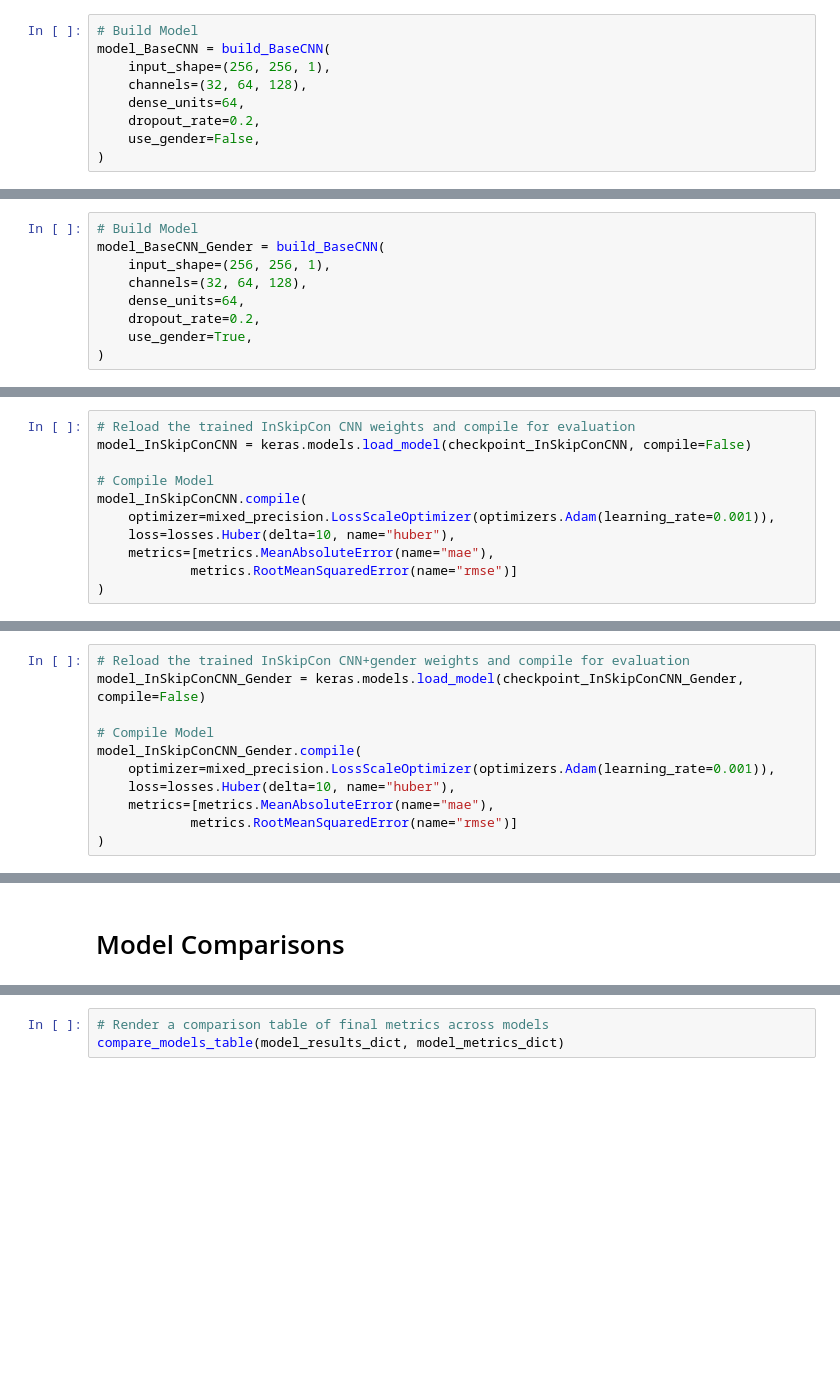
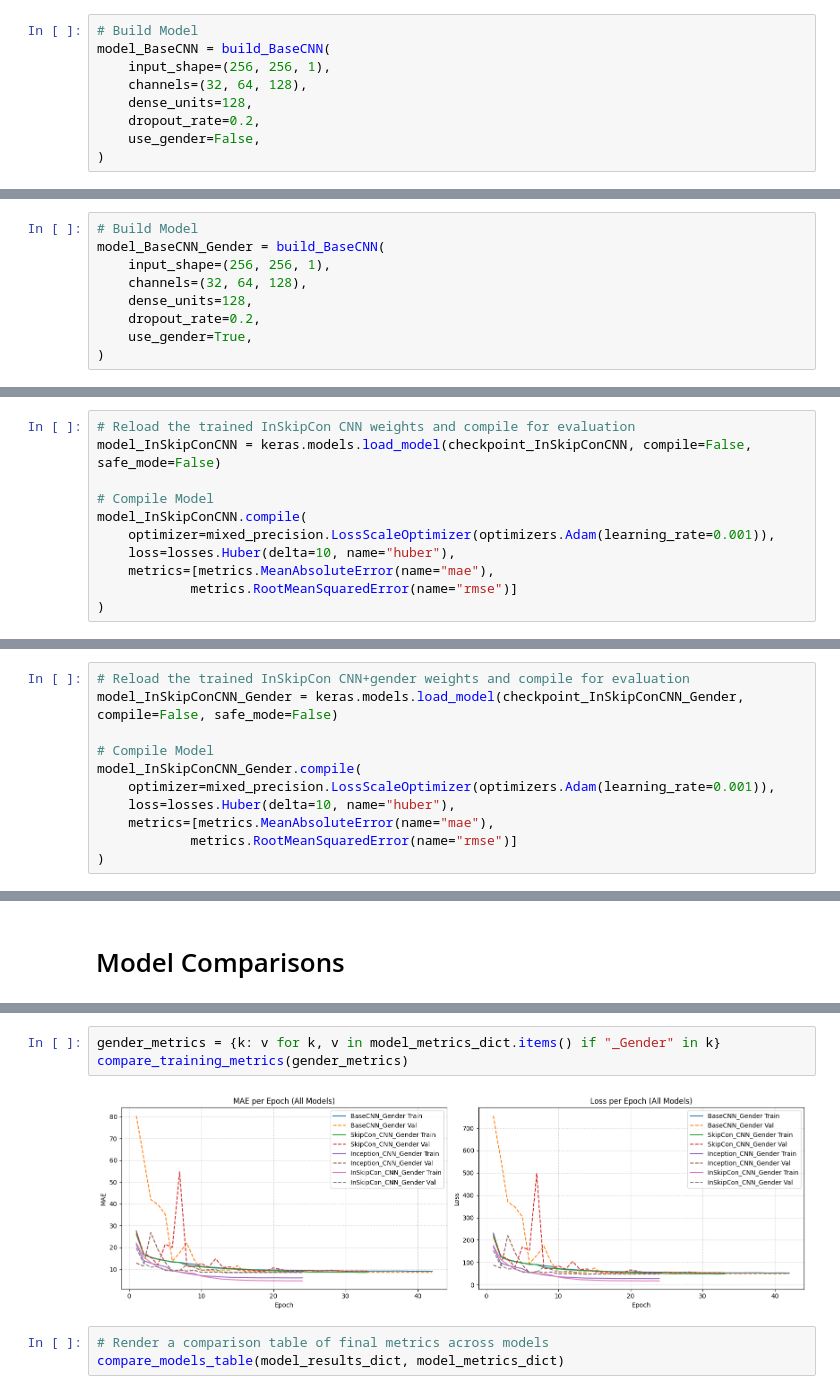
Before and after one commit to ztutar/HDA_Project, a Jupyter notebook: BoneAgePrediction.ipynb, the cells around one changed output, grey strips where cells are left out. Drawn from its saved outputs; the diff is of its cells as text; blank space fills up the shorter version.

```diff
--- a/BoneAgePrediction.ipynb
+++ b/BoneAgePrediction.ipynb
@@ -176,7 +194,7 @@ VGG-style model trained on 256×256 hand radiographs. Each subsection builds the
 model_BaseCNN = build_BaseCNN(
     input_shape=(256, 256, 1),
     channels=(32, 64, 128),
-    dense_units=64,
+    dense_units=128,
     dropout_rate=0.2,
     use_gender=False,
 )
@@ -283,7 +318,7 @@ training_metrics_table(model_metrics_dict["BaseCNN"], "BaseCNN")
 model_BaseCNN_Gender = build_BaseCNN(
     input_shape=(256, 256, 1),
     channels=(32, 64, 128),
-    dense_units=64,
+    dense_units=128,
     dropout_rate=0.2,
     use_gender=True,
 )
@@ -938,7 +1043,7 @@ save_model_dicts(model_metrics_dict, model_metrics_path)
 #### 4.1.3) Test
 # %%
 # Reload the trained InSkipCon CNN weights and compile for evaluation
-model_InSkipConCNN = keras.models.load_model(checkpoint_InSkipConCNN, compile=False)
+model_InSkipConCNN = keras.models.load_model(checkpoint_InSkipConCNN, compile=False, safe_mode=False)
 
 # Compile Model
 model_InSkipConCNN.compile(
@@ -1050,7 +1178,7 @@ save_model_dicts(model_metrics_dict, model_metrics_path)
 #### 4.2.3) Test
 # %%
 # Reload the trained InSkipCon CNN+gender weights and compile for evaluation
-model_InSkipConCNN_Gender = keras.models.load_model(checkpoint_InSkipConCNN_Gender, compile=False)
+model_InSkipConCNN_Gender = keras.models.load_model(checkpoint_InSkipConCNN_Gender, compile=False, safe_mode=False)
 
 # Compile Model
 model_InSkipConCNN_Gender.compile(
@@ -1096,3 +1247,8 @@ compare_training_metrics(model_metrics_dict)
+# %%
+gender_metrics = {k: v for k, v in model_metrics_dict.items() if "_Gender" in k}
+compare_training_metrics(gender_metrics)
+# %% [output]
+[figure, added]
 # %%
 # Render a comparison table of final metrics across models
 compare_models_table(model_results_dict, model_metrics_dict)
```
Also changed, not shown: parts of 39 cells of this notebook, 2 other files.
